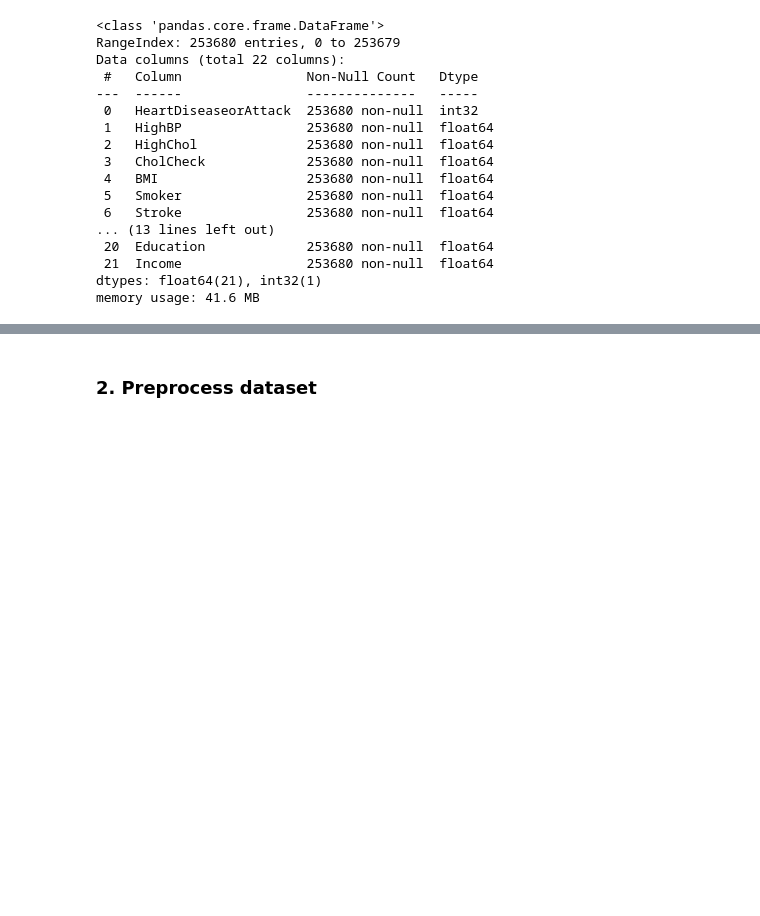
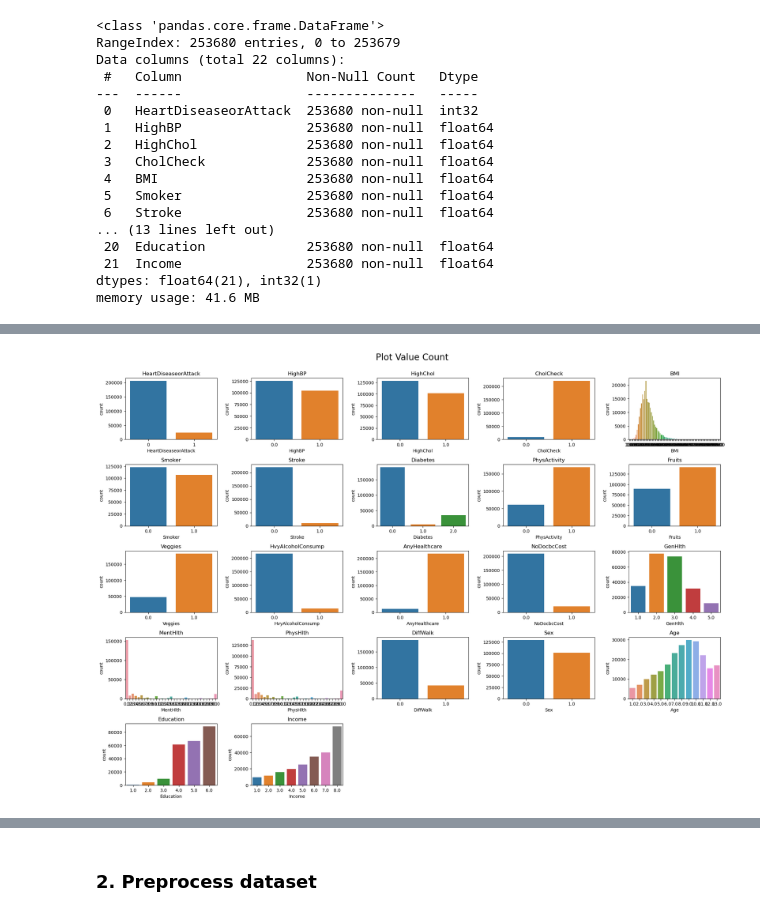
Before and after one commit to paulkli355/HeartFailure_Classification, a Jupyter notebook: ml_classif_pipeline.ipynb, the cells around one changed output, grey strips where cells are left out. Drawn from its saved outputs; the diff is of its cells as text; code cells hidden in the pictures; blank space fills up the shorter version.

Commit message:
eda plots

```diff
--- a/ml_classif_pipeline.ipynb
+++ b/ml_classif_pipeline.ipynb
@@ -121,3 +121,14 @@ memory usage: 41.6 MB
 dfSummary(heart_df)
 # %% [output]
 [interactive output not drawn]
+# %%
+# Countplot on each feature
+plt.figure(figsize=(20,60))
+for i,column in enumerate(heart_df.columns):
+    plt.subplot(len(heart_df.columns), 5, i+1)
+    plt.suptitle("Plot Value Count", fontsize=20, x=0.5, y=1)
+    sns.countplot(data=heart_df, x=column)
+    plt.title(f"{column}")
+    plt.tight_layout()
+# %% [output]
+[figure, added]
```
Also changed, not shown: parts of 2 cells of this notebook.
